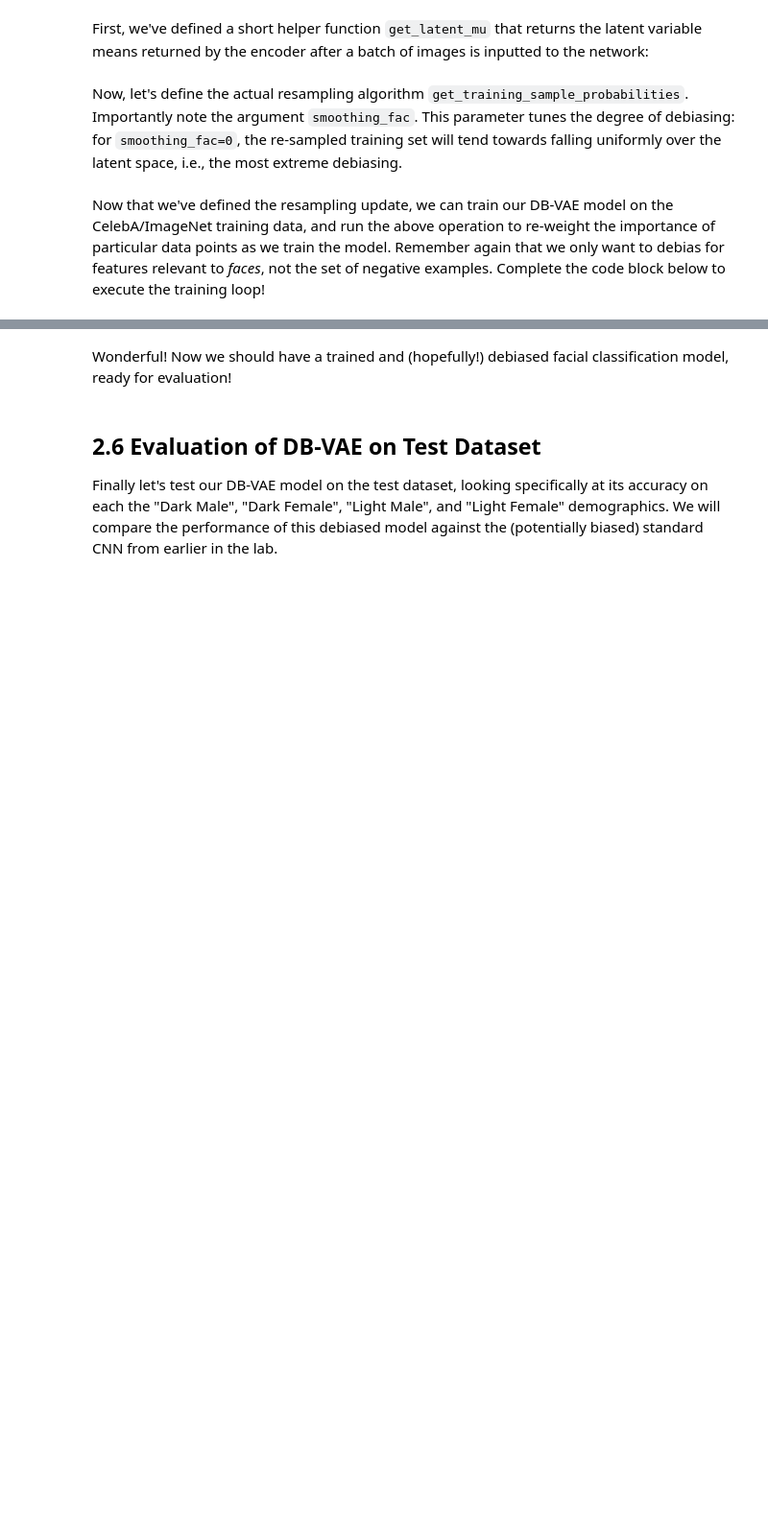
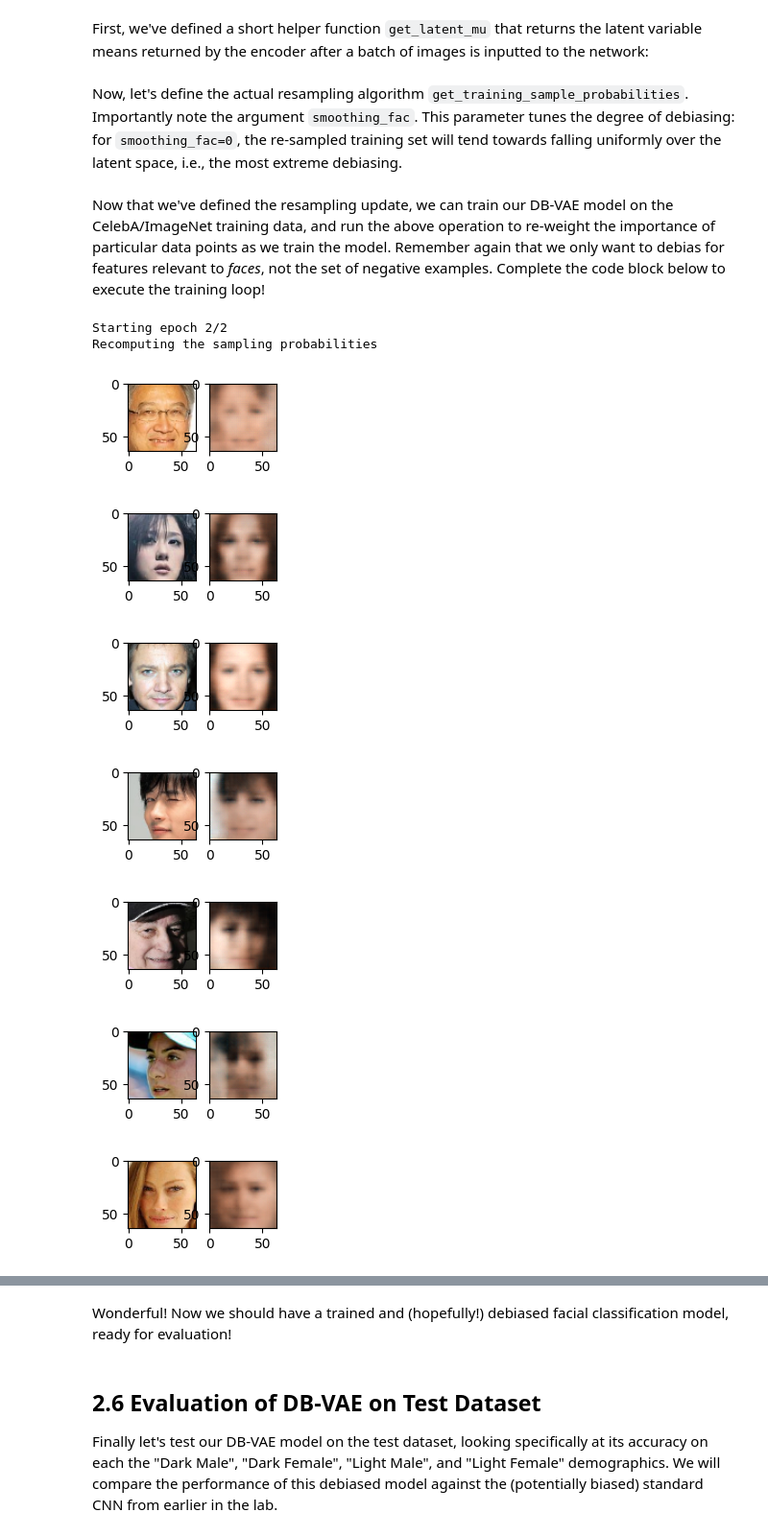
Before and after one commit to bin-M-cnboy/introtodeeplearning, a Jupyter notebook: lab2/PT_Part2_Debiasing.ipynb, the cells around one changed output, grey strips where cells are left out. Shown at 96% size. Saved outputs shown, nothing was run; the diff lists cells and outputs as text; code cells hidden in the pictures; blank space fills up the shorter version.

```diff
--- a/lab2/PT_Part2_Debiasing.ipynb
+++ b/lab2/PT_Part2_Debiasing.ipynb
@@ -550,21 +550,23 @@ Let's write a function to define the DB-VAE loss function:
     classification_loss = DB-VAE classification loss
 """
 def debiasing_loss_function(x, x_pred, y, y_logit, mu, logsigma):
-    # TODO: call the relevant function to obtain VAE loss
-    vae_loss = vae_loss_function(x, x_pred, mu, logsigma) # TODO
+    # Call the relevant function to obtain VAE loss
+    vae_loss = vae_loss_function(x, x_pred, mu, logsigma) # This returns a tensor of shape [batch_size]
 
-    # TODO: define the classification loss using binary_cross_entropy
-    # https://pytorch.org/docs/stable/generated/torch.nn.functional.binary_cross_entropy_with_logits.html
-    classification_loss = (y == y_logit)
+    # Define the classification loss using binary_cross_entropy
+    # With reduction='none', this now correctly returns a tensor of shape [batch_size]
+    classification_loss = torch.mean(F.binary_cross_entropy_with_logits(y_logit.squeeze(-1), y.squeeze(-1), reduction='none') )# Shape [batch_size]
 
     # Use the training data labels to create variable face_indicator:
-    #   indicator that reflects which training data are images of faces
-    y = y.float()
-    face_indicator = (y == 1.0).float()
+    # indicator that reflects which training data are images of faces
+    # Using y_squeezed for consistency
+    face_indicator = (y.squeeze(-1) == 1.0).float() # Shape [batch_size]
 
-    # TODO: define the DB-VAE total loss! Use torch.mean to average over all
-    # samples
-    total_loss = # TODO
+    # Define the DB-VAE total loss! All components are now [batch_size],
+    # so element-wise operations work. Then torch.mean reduces to a scalar.
+    total_loss = torch.mean(vae_loss * face_indicator + classification_loss)
+
+    # For reporting, return the mean classification loss as a scalar
 
     return total_loss, classification_loss
 # %% [markdown]
@@ -697,13 +699,13 @@ class DB_VAE(nn.Module):
     # VAE reparameterization: given a mean and logsigma, sample latent variables
     def reparameterize(self, z_mean, z_logsigma):
         # TODO: call the sampling function defined above
-        z = # TODO
+        z = sampling(z_mean, z_logsigma)
         return z
 
     # Decode the latent space and output reconstruction
     def decode(self, z):
         # TODO: use the decoder to output the reconstruction
-        reconstruction = # TODO
+        reconstruction = self.decoder(z) # Corrected line
         return reconstruction
 
     # The forward function will be used to pass inputs x through the core VAE
@@ -712,10 +714,10 @@ class DB_VAE(nn.Module):
         y_logit, z_mean, z_logsigma = self.encode(x)
 
         # TODO: reparameterization
-        z = # TODO
+        z = self.reparameterize(z_mean, z_logsigma)
 
         # TODO: reconstruction
-        recon = # TODO
+        recon = self.decode(z) # Corrected line
 
         return y_logit, z_mean, z_logsigma, recon
 
@@ -771,7 +773,7 @@ def get_training_sample_probabilities(images, dbvae, bins=10, smoothing_fac=0.00
     print("Recomputing the sampling probabilities")
 
     # TODO: run the input batch and get the latent variable means
-    mu = get_latent_mu('''TODO''', '''TODO''') # TODO
+    mu = get_latent_mu(images, dbvae) # TODO
 
     # sampling probabilities for the images
     training_sample_p = np.zeros(mu.shape[0], dtype=np.float64)
@@ -791,7 +793,7 @@ def get_training_sample_probabilities(images, dbvae, bins=10, smoothing_fac=0.00
         # TODO: call the digitize function to find which bins in the latent distribution
         #    every data sample falls in to
         # https://docs.scipy.org/doc/numpy-1.13.0/reference/generated/numpy.digitize.html
-        bin_idx = np.digitize('''TODO''', '''TODO''') # TODO
+        bin_idx = np.digitize(latent_distribution, bin_edges) # TODO
 
         # smooth the density function
         hist_smoothed_density = hist_density + smoothing_fac
@@ -801,11 +803,11 @@ def get_training_sample_probabilities(images, dbvae, bins=10, smoothing_fac=0.00
         p = 1.0 / (hist_smoothed_density[bin_idx - 1])
 
         # TODO: normalize all probabilities
-        p = # TODO
+        p = p / np.sum(p) # TODO
 
         # TODO: update sampling probabilities by considering whether the newly
         #     computed p is greater than the existing sampling probabilities.
-        training_sample_p = # TODO
+        training_sample_p = np.maximum(training_sample_p, p) # TODO
 
     # final normalization
     training_sample_p /= np.sum(training_sample_p)
@@ -837,7 +839,7 @@ def debiasing_train_step(x, y):
     y_logit, z_mean, z_logsigma, x_recon = dbvae(x)
 
     '''TODO: call the DB_VAE loss function to compute the loss'''
-    loss, class_loss = debiasing_loss_function('''TODO arguments''') # TODO
+    loss, class_loss = debiasing_loss_function(x, x_recon, y, y_logit, z_mean, z_logsigma) # TODO
 
     loss.backward()
     optimizer.step()
@@ -849,31 +851,41 @@ def debiasing_train_step(x, y):
 all_faces = loader.get_all_train_faces()
 
 # The training loop -- outer loop iterates over the number of epochs
 step = 0
 for i in range(params["num_epochs"]):
     IPython.display.clear_output(wait=True)
     print("Starting epoch {}/{}".format(i + 1, params["num_epochs"]))
 
     # Recompute data sampling proabilities
     """TODO: recompute the sampling probabilities for debiasing"""
-    p_faces = get_training_sample_probabilities('''TODO''', '''TODO''') # TODO
+    p_faces = get_training_sample_probabilities(all_faces, dbvae) # TODO
 
     # get a batch of training data and compute the training step
     for j in tqdm(range(loader.get_train_size() // params["batch_size"])):
         # load a batch of data
         (x, y) = loader.get_batch(params["batch_size"], p_pos=p_faces)
         x = torch.from_numpy(x).float().to(device)
         y = torch.from_numpy(y).float().to(device)
 
         # loss optimization
         loss = debiasing_train_step(x, y)
         loss_value = loss.detach().cpu().numpy()
         experiment.log_metric("loss", loss_value, step=step)
 
         # plot the progress every 200 steps
         if j % 500 == 0:
             mdl.util.plot_sample(x, y, dbvae, backend="pt")
 
         step += 1
 
 experiment.end()
+# %% [output]
+Starting epoch 2/2
+Recomputing the sampling probabilities
+[figure, added]
+[figure, added]
+[figure, added]
+[figure, added]
+[figure, added]
+[figure, added]
+[figure, added]
```
Also changed, not shown: parts of 5 cells of this notebook.
